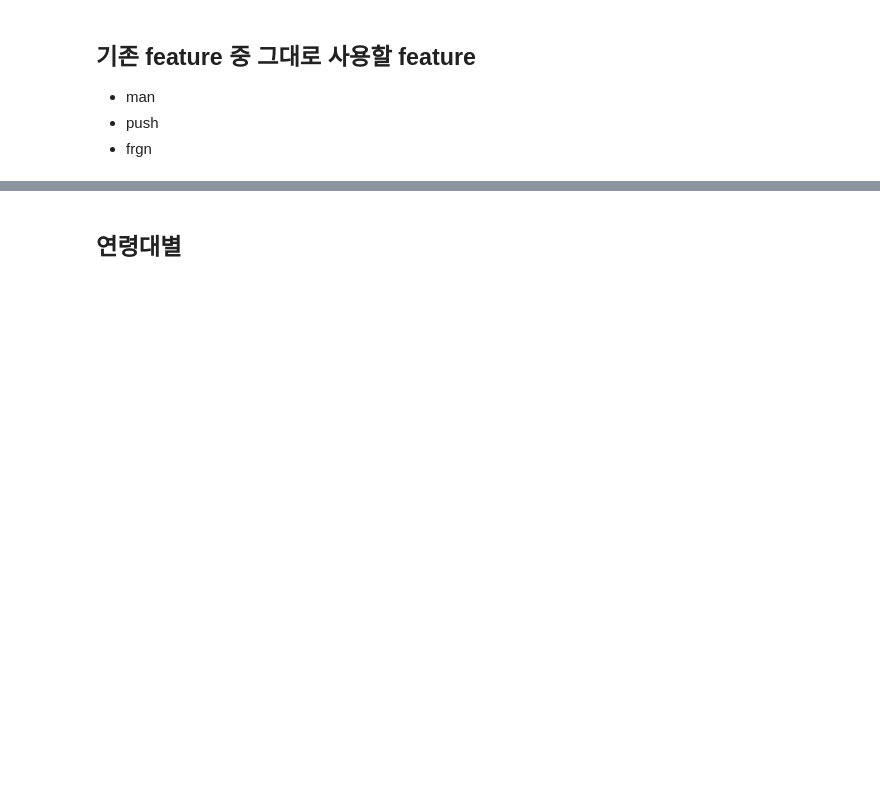
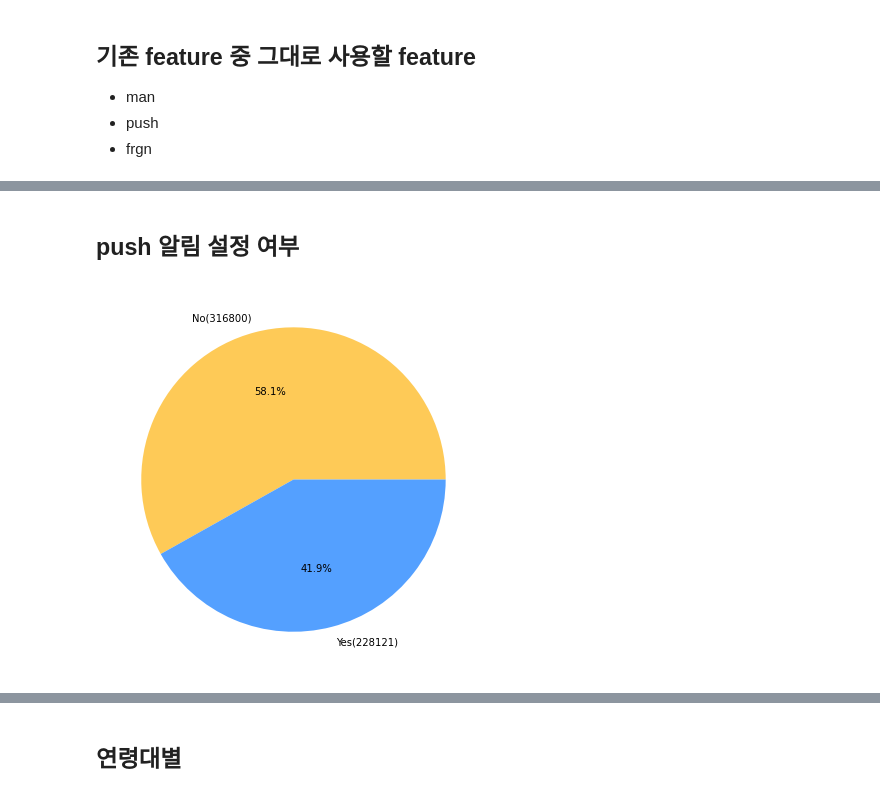
Before and after one commit to LUCI031/chai_analytics, a Jupyter notebook: jingyu/jingyu_EDA2.ipynb, the cells around one changed output, grey strips where cells are left out. Drawn from its saved outputs; the diff is of its cells as text; code cells hidden in the pictures; blank space fills up the shorter version.

```diff
--- a/jingyu/jingyu_EDA2.ipynb
+++ b/jingyu/jingyu_EDA2.ipynb
@@ -29,0 +69,11 @@ display(df0.head(2))
+# %% [markdown]
+## push 알림 설정 여부
+# %%
+plt.figure(figsize=(7,7),facecolor="white")
+yes = df2[df2['push'].values==1]['push'].count()
+no = df2[df2['push'].values!=1]['push'].count()
+labels = ['No'+'('+str(no)+')','Yes'+'('+str(yes)+')']
+plt.pie(df2['push'].value_counts(),labels=labels,autopct='%.1f%%',colors=['#feca57','#54a0ff'])
+plt.show()
+# %% [output]
+[figure, added]
```
Also changed, not shown: parts of 39 cells of this notebook, 2 other files.
